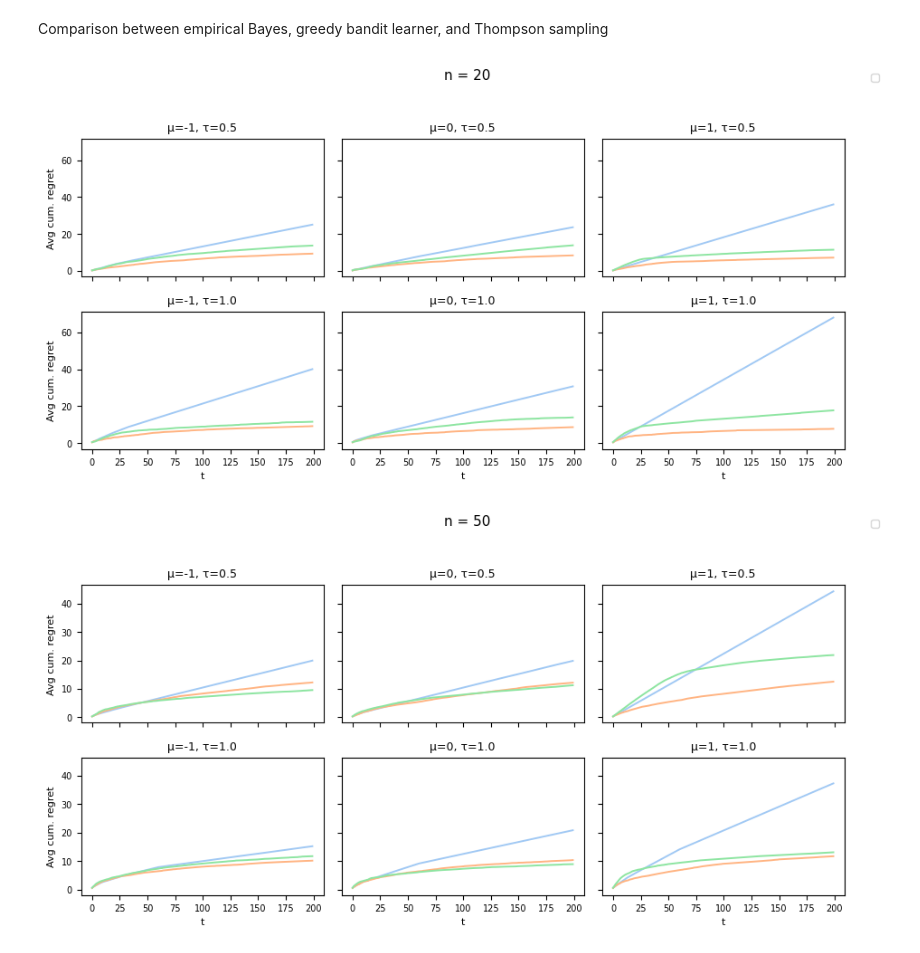
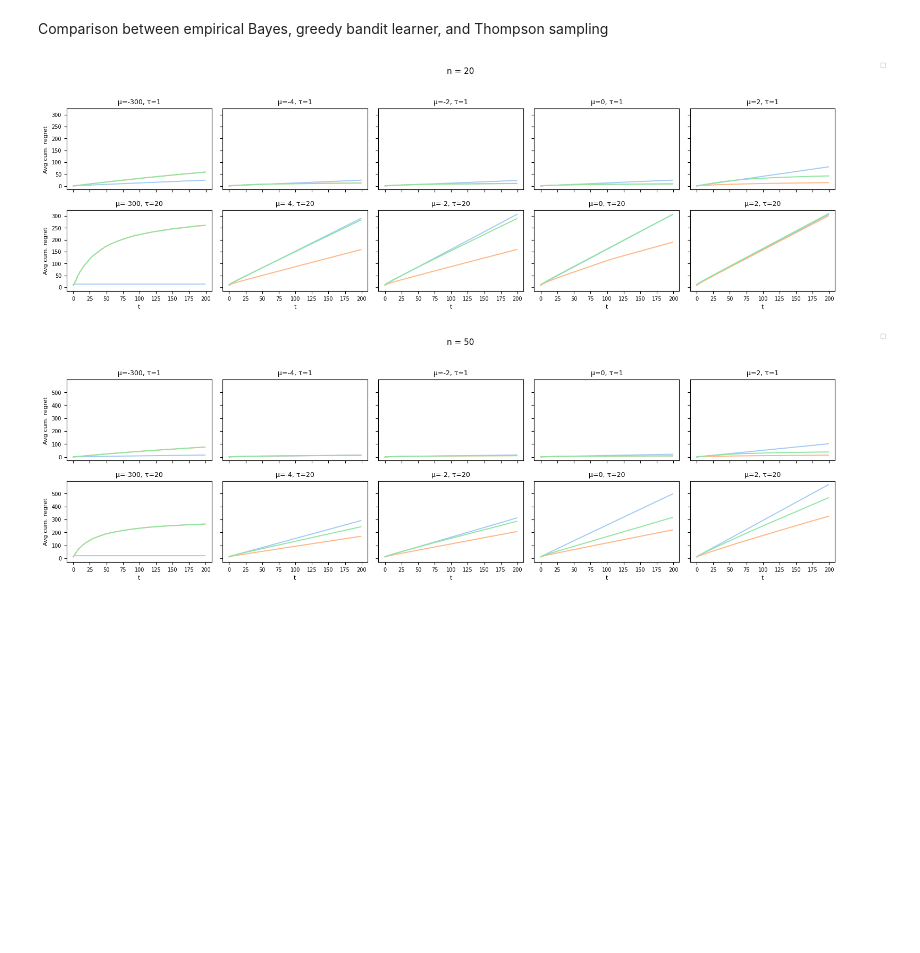
Before and after one commit to StatisticalReinforcementLearningLab/empirical-bayes, a Jupyter notebook: 2026/learning_alg/2_5_26.ipynb, the cells around one changed output. Drawn from its saved outputs; the diff is of its cells as text; code cells hidden in the pictures; blank space fills up the shorter version.

```diff
--- a/2026/learning_alg/2_5_26.ipynb
+++ b/2026/learning_alg/2_5_26.ipynb
@@ -417,7 +417,7 @@ def evaluate(seed=123, eps=None, mu0=0.0, tau0=1.0):
         "rewards_greedy": rewards_g,
     }
 # %%
-def plot(ns, mus, taus, env_seed=0, alg_seed=8, eps=None, mu0=0.0, tau0=1.0):
+def plot(ns, mus, taus, n_runs=10, env_seed=0, eps=None, mu0=0.0, tau0=1.0):
     if eps is None:
         eps = epsilon
 
@@ -443,12 +443,24 @@ def plot(ns, mus, taus, env_seed=0, alg_seed=8, eps=None, mu0=0.0, tau0=1.0):
         for i, tau_val in enumerate(taus):
             for j, mu_val in enumerate(mus):
                 set_environment(n_val, arms, mu_val, tau_val, env_seed=env_seed)
-                out = evaluate(seed=alg_seed, eps=eps, mu0=mu0, tau0=tau0)
+                reg_g_list  = []
+                reg_ts_list = []
+                reg_eb_list = []
+
+                for r in range(n_runs):
+                    out = evaluate(seed=r, eps=eps, mu0=mu0, tau0=tau0)
+                    reg_g_list.append(out["regret_greedy"])
+                    reg_ts_list.append(out["regret_thompson"])
+                    reg_eb_list.append(out["regret_eb"])
+
+                reg_g  = np.mean(reg_g_list, axis=0)
+                reg_ts = np.mean(reg_ts_list, axis=0)
+                reg_eb = np.mean(reg_eb_list, axis=0)
 
                 ax = axs[i, j]
-                ax.plot(out["regret_greedy"],  color=PASTEL["greedy"],   linewidth=1.4)
-                ax.plot(out["regret_thompson"], color=PASTEL["thompson"], linewidth=1.4)
-                ax.plot(out["regret_eb"],      color=PASTEL["eb"],       linewidth=1.4)
+                ax.plot(reg_g,  color=PASTEL["greedy"],   linewidth=1.4)
+                ax.plot(reg_ts, color=PASTEL["thompson"], linewidth=1.4)
+                ax.plot(reg_eb, color=PASTEL["eb"],       linewidth=1.4)
 
                 ax.set_title(f"μ={mu_val}, τ={tau_val}", fontsize=9)
                 ax.tick_params(axis="both", labelsize=7)
@@ -465,13 +477,13 @@ def plot(ns, mus, taus, env_seed=0, alg_seed=8, eps=None, mu0=0.0, tau0=1.0):
         plt.show()
 # %%
 ns = [20, 50]
-mus = [-1, 0, 1]
-taus = [0.5, 1.0]
+mus = [-300, -4, -2, 0, 2]
+taus = [1, 20]
 
 plot(ns, mus, taus)
 # %% [output]
-[figure, old version]
+[figure, new version]
-[figure, old version]
+[figure, new version]
 # %% [markdown]
 **LEGEND**
 
```
